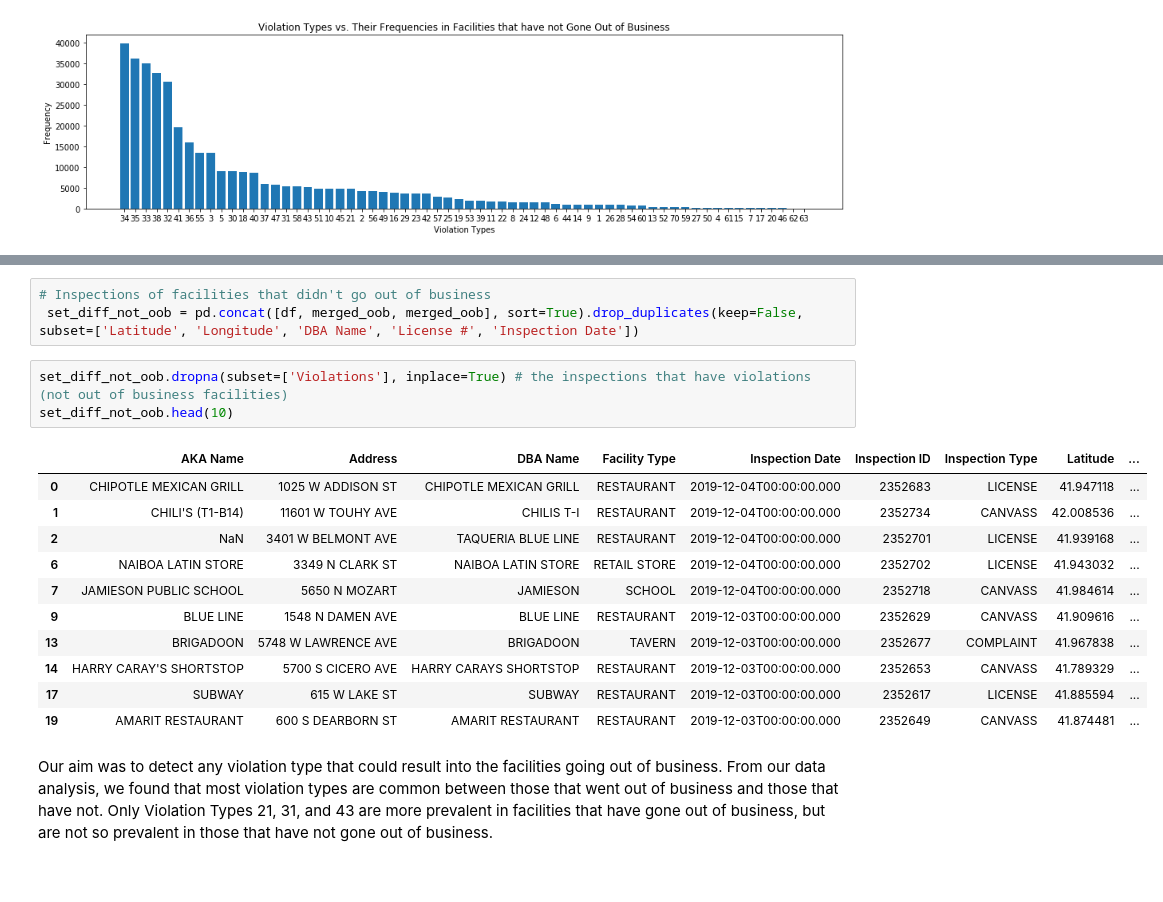
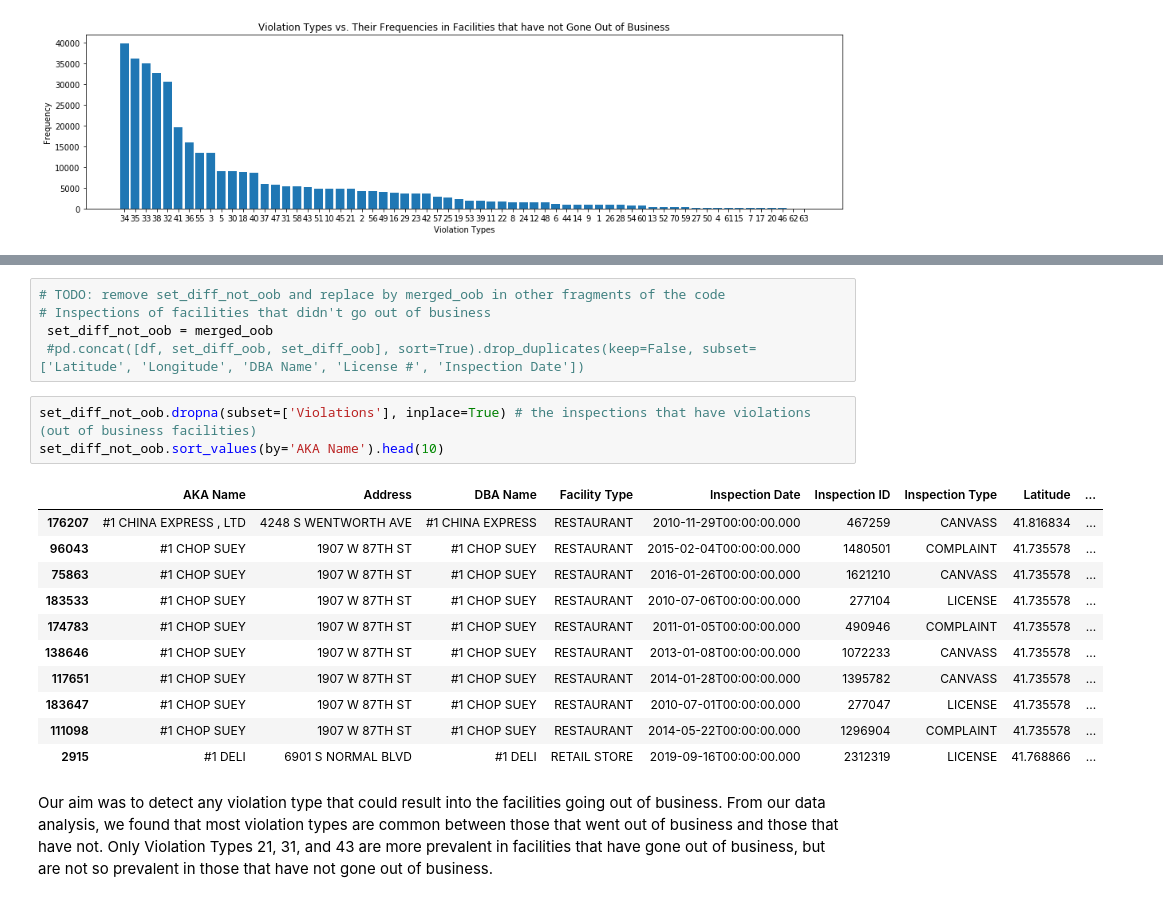
Before and after one commit to RubinDaija/epfl-ada-2019-project, a Jupyter notebook: new_project_violations.ipynb, the cells around one changed output, grey strips where cells are left out. Cells and saved outputs as stored; diff of their text form.

```diff
--- a/new_project_violations.ipynb
+++ b/new_project_violations.ipynb
@@ -597,23 +598,25 @@ most_freq_vio_not_oob # top 10 most frequent violation types among facilities th
  '37',
  '47']
 # %%
+# TODO: remove set_diff_not_oob and replace by merged_oob in other fragments of the code
 # Inspections of facilities that didn't go out of business
- set_diff_not_oob = pd.concat([df, merged_oob, merged_oob], sort=True).drop_duplicates(keep=False, subset=['Latitude', 'Longitude', 'DBA Name', 'License #', 'Inspection Date'])
+ set_diff_not_oob = merged_oob
+ #pd.concat([df, set_diff_oob, set_diff_oob], sort=True).drop_duplicates(keep=False, subset=['Latitude', 'Longitude', 'DBA Name', 'License #', 'Inspection Date'])
 # %%
-set_diff_not_oob.dropna(subset=['Violations'], inplace=True) # the inspections that have violations (not out of business facilities)
-set_diff_not_oob.head(10)
+set_diff_not_oob.dropna(subset=['Violations'], inplace=True) # the inspections that have violations (out of business facilities)
+set_diff_not_oob.sort_values(by='AKA Name').head(10)
 # %% [output]
 |  | AKA Name | Address | DBA Name | Facility Type | Inspection Date | Inspection ID | Inspection Type | Latitude | ... |
-| 0 | CHIPOTLE MEXICAN GRILL | 1025 W ADDISON ST | CHIPOTLE MEXICAN GRILL | RESTAURANT | 2019-12-04T00:00:00.000 | 2352683 | LICENSE | 41.947118 | ... |
-| 1 | CHILI'S (T1-B14) | 11601 W TOUHY AVE | CHILIS T-I | RESTAURANT | 2019-12-04T00:00:00.000 | 2352734 | CANVASS | 42.008536 | ... |
-| 2 | NaN | 3401 W BELMONT AVE | TAQUERIA BLUE LINE | RESTAURANT | 2019-12-04T00:00:00.000 | 2352701 | LICENSE | 41.939168 | ... |
-| 6 | NAIBOA LATIN STORE | 3349 N CLARK ST | NAIBOA LATIN STORE | RETAIL STORE | 2019-12-04T00:00:00.000 | 2352702 | LICENSE | 41.943032 | ... |
-| 7 | JAMIESON PUBLIC SCHOOL | 5650 N MOZART | JAMIESON | SCHOOL | 2019-12-04T00:00:00.000 | 2352718 | CANVASS | 41.984614 | ... |
-| 9 | BLUE LINE | 1548 N DAMEN AVE | BLUE LINE | RESTAURANT | 2019-12-03T00:00:00.000 | 2352629 | CANVASS | 41.909616 | ... |
-| 13 | BRIGADOON | 5748 W LAWRENCE AVE | BRIGADOON | TAVERN | 2019-12-03T00:00:00.000 | 2352677 | COMPLAINT | 41.967838 | ... |
-| 14 | HARRY CARAY'S SHORTSTOP | 5700 S CICERO AVE | HARRY CARAYS SHORTSTOP | RESTAURANT | 2019-12-03T00:00:00.000 | 2352653 | CANVASS | 41.789329 | ... |
-| 17 | SUBWAY | 615 W LAKE ST | SUBWAY | RESTAURANT | 2019-12-03T00:00:00.000 | 2352617 | LICENSE | 41.885594 | ... |
-| 19 | AMARIT RESTAURANT | 600 S DEARBORN ST | AMARIT RESTAURANT | RESTAURANT | 2019-12-03T00:00:00.000 | 2352649 | CANVASS | 41.874481 | ... |
+| 176207 | #1 CHINA EXPRESS , LTD | 4248 S WENTWORTH AVE | #1 CHINA EXPRESS | RESTAURANT | 2010-11-29T00:00:00.000 | 467259 | CANVASS | 41.816834 | ... |
+| 96043 | #1 CHOP SUEY | 1907 W 87TH ST | #1 CHOP SUEY | RESTAURANT | 2015-02-04T00:00:00.000 | 1480501 | COMPLAINT | 41.735578 | ... |
+| 75863 | #1 CHOP SUEY | 1907 W 87TH ST | #1 CHOP SUEY | RESTAURANT | 2016-01-26T00:00:00.000 | 1621210 | CANVASS | 41.735578 | ... |
+| 183533 | #1 CHOP SUEY | 1907 W 87TH ST | #1 CHOP SUEY | RESTAURANT | 2010-07-06T00:00:00.000 | 277104 | LICENSE | 41.735578 | ... |
+| 174783 | #1 CHOP SUEY | 1907 W 87TH ST | #1 CHOP SUEY | RESTAURANT | 2011-01-05T00:00:00.000 | 490946 | COMPLAINT | 41.735578 | ... |
+| 138646 | #1 CHOP SUEY | 1907 W 87TH ST | #1 CHOP SUEY | RESTAURANT | 2013-01-08T00:00:00.000 | 1072233 | CANVASS | 41.735578 | ... |
+| 117651 | #1 CHOP SUEY | 1907 W 87TH ST | #1 CHOP SUEY | RESTAURANT | 2014-01-28T00:00:00.000 | 1395782 | CANVASS | 41.735578 | ... |
+| 183647 | #1 CHOP SUEY | 1907 W 87TH ST | #1 CHOP SUEY | RESTAURANT | 2010-07-01T00:00:00.000 | 277047 | LICENSE | 41.735578 | ... |
+| 111098 | #1 CHOP SUEY | 1907 W 87TH ST | #1 CHOP SUEY | RESTAURANT | 2014-05-22T00:00:00.000 | 1296904 | COMPLAINT | 41.735578 | ... |
+| 2915 | #1 DELI | 6901 S NORMAL BLVD | #1 DELI | RETAIL STORE | 2019-09-16T00:00:00.000 | 2312319 | LICENSE | 41.768866 | ... |
 # %% [markdown]
 Our aim was to detect any violation type that could result into the facilities going out of business. From our data analysis, we found that most violation types are common between those that went out of business and those that have not. Only Violation Types 21, 31, and 43 are more prevalent in facilities that have gone out of business, but are not so prevalent in those that have not gone out of business.
 # %% [markdown]
```
Also changed, not shown: parts of 11 cells of this notebook.
